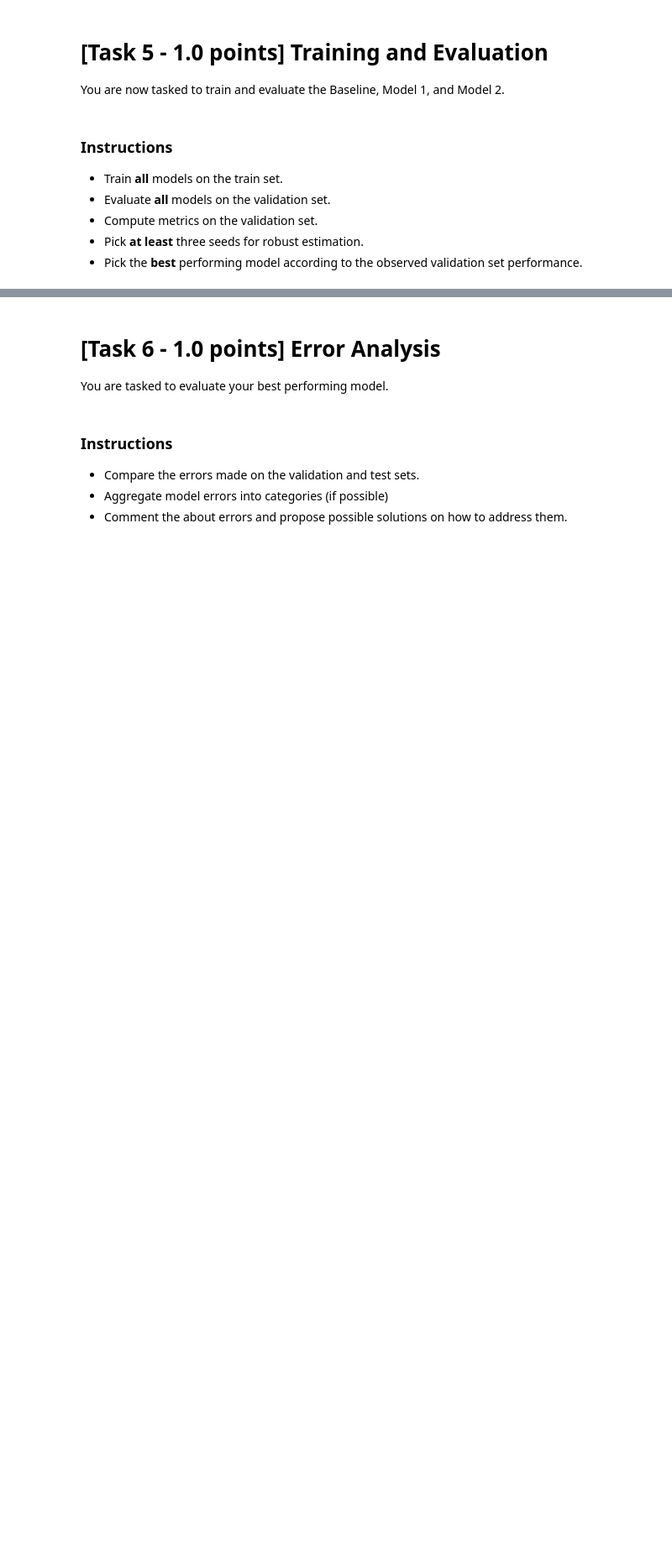
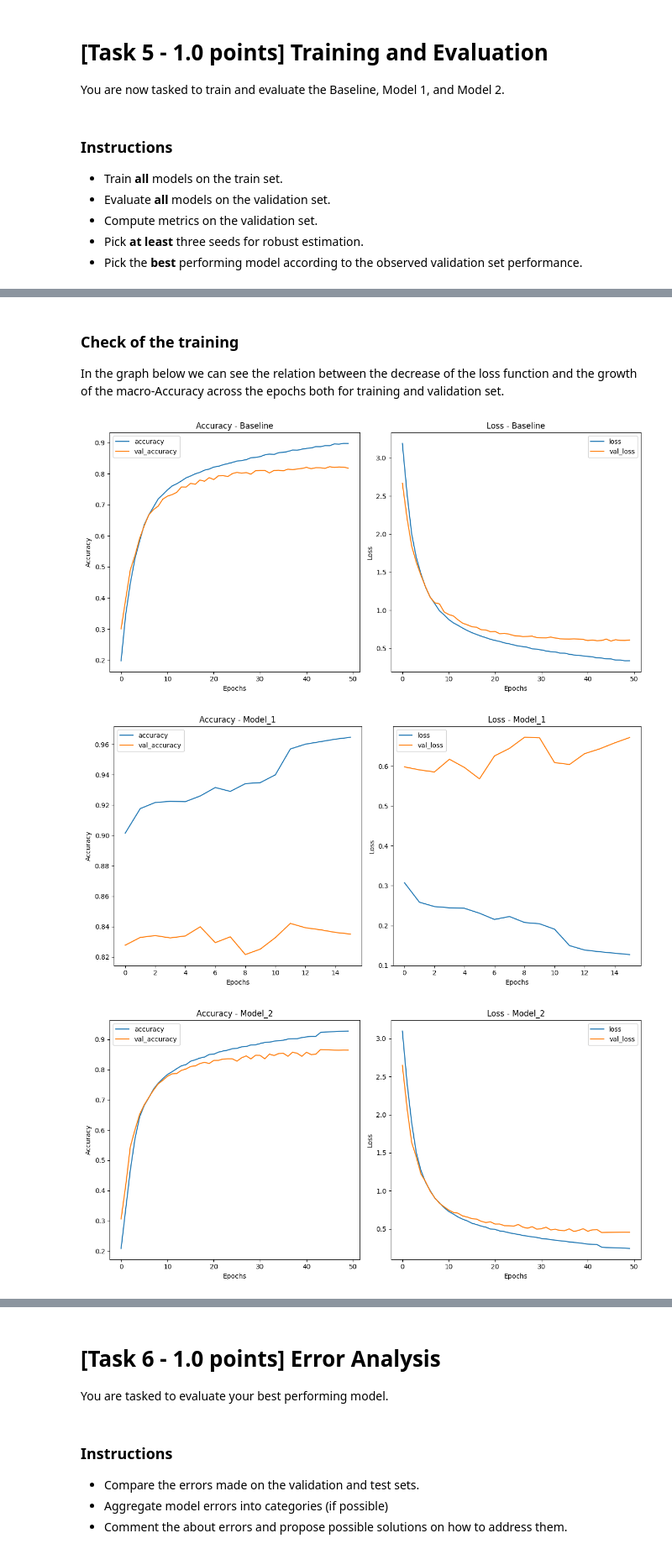
Before and after one commit to LorenzoScaioli/NLP_POS-tagging, a Jupyter notebook: Assignment1.ipynb, the cells around one changed output, grey strips where cells are left out. Shown: that part at 84% size. Saved outputs shown, nothing was run; the diff lists cells and outputs as text; code cells hidden in the pictures; blank space fills up the shorter version.

```diff
--- a/Assignment1.ipynb
+++ b/Assignment1.ipynb
@@ -739,0 +756,3 @@ Model: Model_2 - Seed: 749713082
+# %% [markdown]
+### Check of the training
+In the graph below we can see the relation between the decrease of the loss function and the growth of the macro-Accuracy across the epochs both for training and validation set.
@@ -740 +781,12 @@ Model: Model_2 - Seed: 749713082
+# %%
+for model in trained_models[0:12:4]:
+
+    metrics_dict = trained_metrics_dict_test[trained_models.index(model)]
+    cm = trained_cm_test[trained_models.index(model)]
+    history = trained_history[trained_models.index(model)]
+    graph_plots(history, model.name)
+# %% [output]
+[figure, added]
+[figure, added]
+[figure, added]
 # %% [markdown]
```
Also changed, not shown: parts of 19 cells of this notebook, 12 other files.
